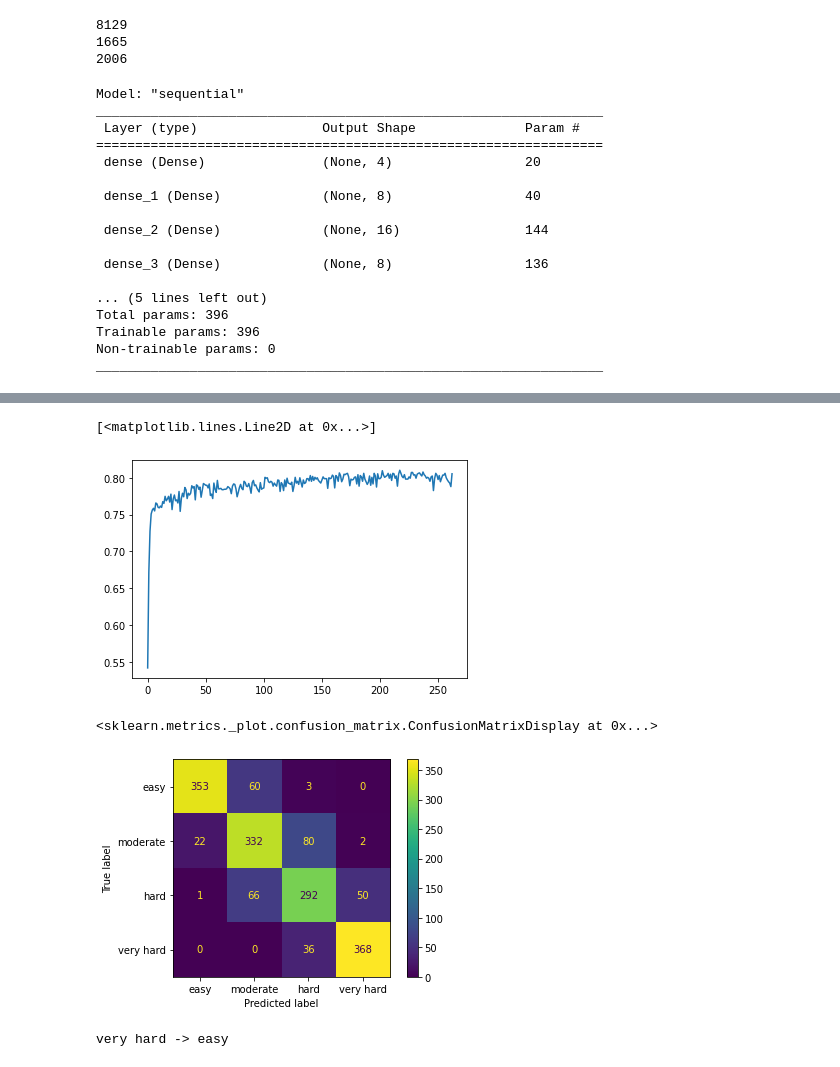
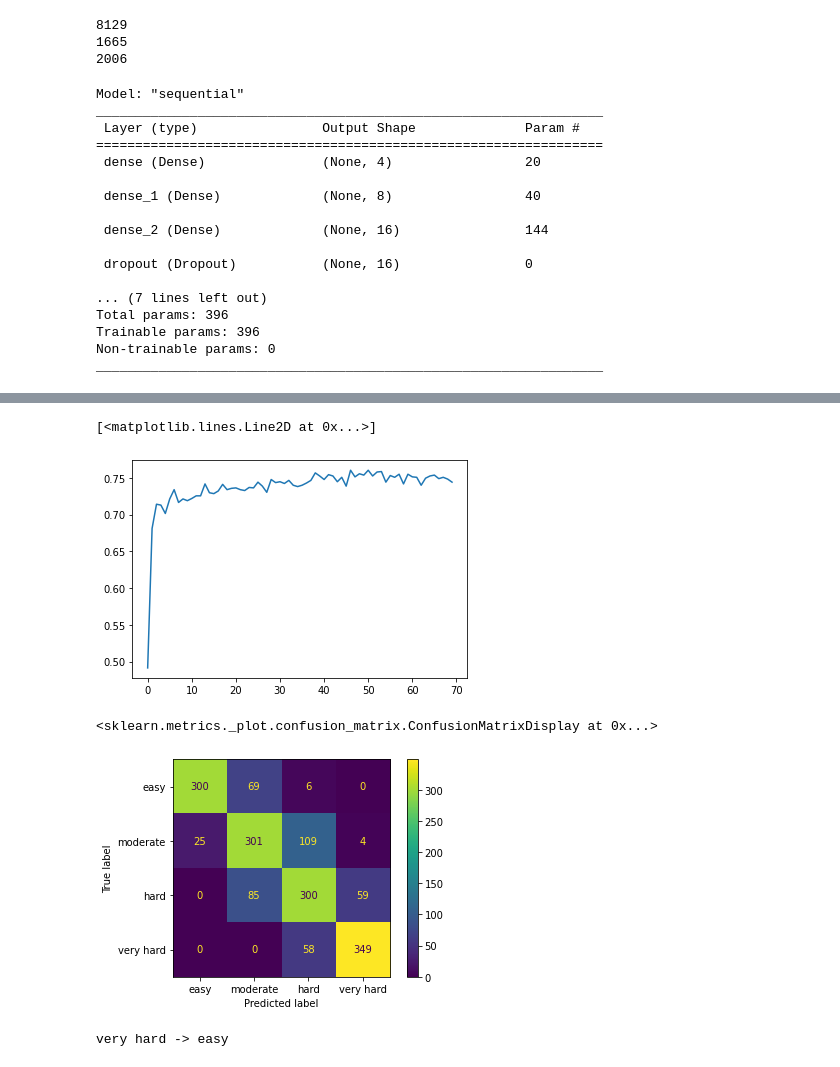
Before and after one commit to harel-coffee/pouw-auto, a Jupyter notebook: 4Neural_Network_Multi_Classs_Classification.ipynb, the cells around one changed output, grey strips where cells are left out. Drawn from its saved outputs; the diff is of its cells as text; code cells hidden in the pictures.

```diff
--- a/4Neural_Network_Multi_Classs_Classification.ipynb
+++ b/4Neural_Network_Multi_Classs_Classification.ipynb
@@ -167,6 +167,7 @@ classifier.add(Dense(8, activation = 'relu'))
 #classifier.add(Dense(16, activation = 'relu'))
 
 classifier.add(Dense(16, activation='relu'))
+classifier.add(Dropout(0.5))
 
 classifier.add(Dense(8, activation='relu'))
 
@@ -189,9 +190,9 @@ _________________________________________________________________
 
  dense_2 (Dense)             (None, 16)                144
 
- dense_3 (Dense)             (None, 8)                 136
+ dropout (Dropout)           (None, 16)                0
 
-... (5 lines left out)
+... (7 lines left out)
 Total params: 396
 Trainable params: 396
 Non-trainable params: 0
@@ -209,7 +210,7 @@ earlystopping = callbacks.EarlyStopping(monitor ="val_loss",
                                         mode ="min", patience = 25,
                                         restore_best_weights = True)
 
-history = classifier.fit(X_train, y_train, batch_size = 16,
+history = classifier.fit(X_train, y_train, batch_size = 32,
                     epochs = 600, validation_data =(X_val, y_val),
                     callbacks =[earlystopping])
 plt.plot(history.history['val_accuracy'])
@@ -234,5 +235,5 @@ Epoch 263/600
 [<matplotlib.lines.Line2D at 0x...>]
-[figure, old version]
+[figure, new version]
 # %%
 from keras.metrics import accuracy
 #test_size = X_test.shape[0]
@@ -254,7 +255,7 @@ cmd.plot()
 #print(f'accuracy: {(cnt_correct/cnt)*100:.2f}%')
 # %% [output]
 <sklearn.metrics._plot.confusion_matrix.ConfusionMatrixDisplay at 0x...>
-[figure, old version]
+[figure, new version]
 # %%
 from keras.metrics import accuracy
 #test_size = X_test.shape[0]
```
Also changed, not shown: parts of 6 cells of this notebook.
